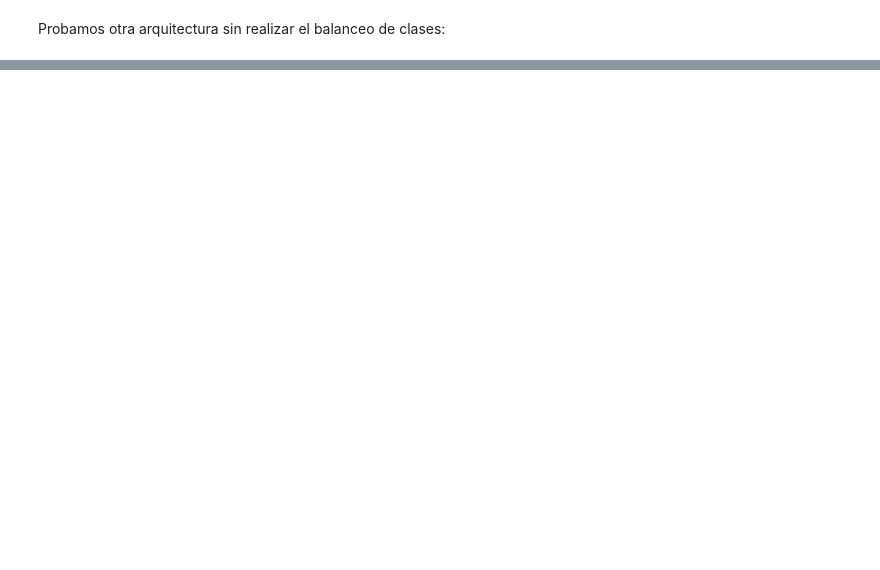
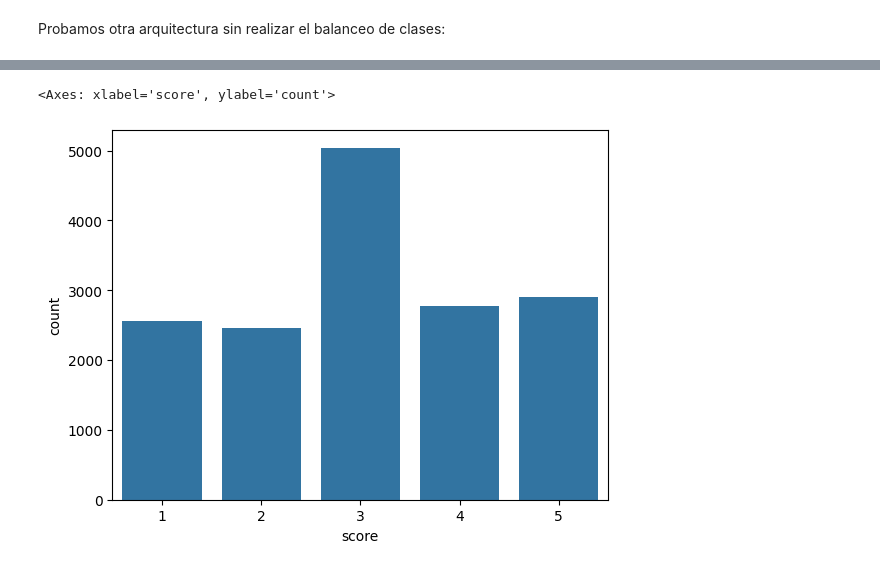
Before and after one commit to leanroyo/NLP, a Jupyter notebook: desafios/desafio_5_bert_sentiment_analysis_multicategorial.ipynb, the cells around one changed output, grey strips where cells are left out. Cells and saved outputs as stored; diff of their text form; code cells hidden in the pictures; blank space fills up the shorter version.

```diff
--- a/desafios/desafio_5_bert_sentiment_analysis_multicategorial.ipynb
+++ b/desafios/desafio_5_bert_sentiment_analysis_multicategorial.ipynb
@@ -694,0 +744,5 @@ output_shape = 5
+# %%
+import pandas as pd
+# Armar el dataset
+df = pd.read_csv('reviews.csv')
+df.head()
@@ -694,0 +756,7 @@ output_shape = 5
+# %%
+import seaborn as sns
+# ¿Cómo están balanceados los datos?
+sns.countplot(x=df.score)
+# %% [output]
+<Axes: xlabel='score', ylabel='count'>
+[figure, added]
```
Also changed, not shown: parts of 27 cells of this notebook.
